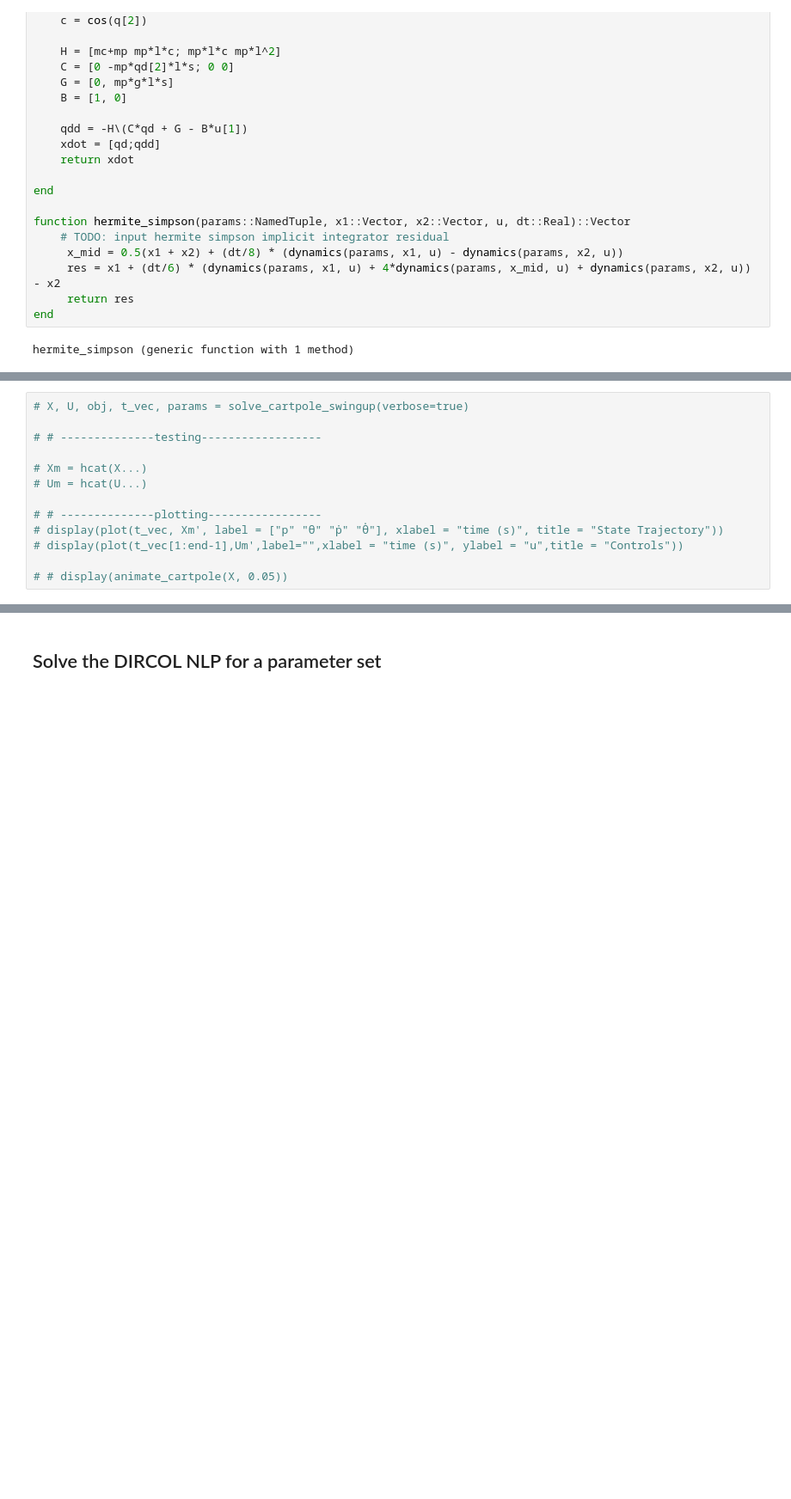
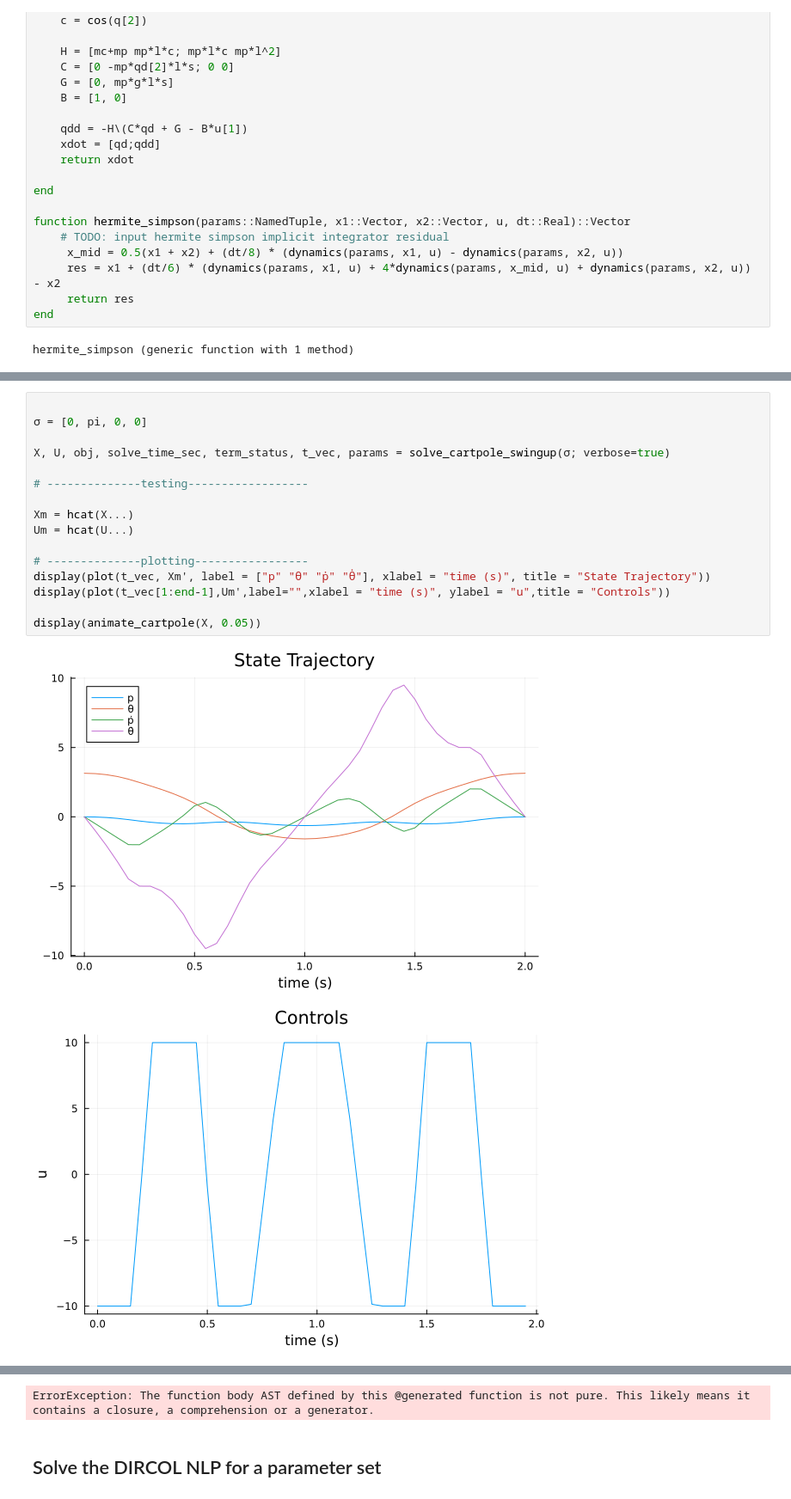
Before and after one commit to Astronauty/AiPEX-Projects, a Jupyter notebook: warmstarting_NLPs/JL_presolves/cartpole.ipynb, the cells around one changed output, grey strips where cells are left out. Shown at 86% size. Drawn from its saved outputs; the diff is of its cells as text; blank space fills up the shorter version.

```diff
--- a/warmstarting_NLPs/JL_presolves/cartpole.ipynb
+++ b/warmstarting_NLPs/JL_presolves/cartpole.ipynb
@@ -222,13 +206,19 @@ solve_cartpole_swingup (generic function with 2 methods)
 # %%
-# X, U, obj, t_vec, params = solve_cartpole_swingup(verbose=true)
 
-# # --------------testing------------------
+σ = [0, pi, 0, 0]
 
-# Xm = hcat(X...)
-# Um = hcat(U...)
+X, U, obj, solve_time_sec, term_status, t_vec, params = solve_cartpole_swingup(σ; verbose=true)
 
-# # --------------plotting-----------------
-# display(plot(t_vec, Xm', label = ["p" "θ" "ṗ" "θ̇"], xlabel = "time (s)", title = "State Trajectory"))
-# display(plot(t_vec[1:end-1],Um',label="",xlabel = "time (s)", ylabel = "u",title = "Controls"))
+# --------------testing------------------
 
-# # display(animate_cartpole(X, 0.05))
+Xm = hcat(X...)
+Um = hcat(U...)
+
+# --------------plotting-----------------
+display(plot(t_vec, Xm', label = ["p" "θ" "ṗ" "θ̇"], xlabel = "time (s)", title = "State Trajectory"))
+display(plot(t_vec[1:end-1],Um',label="",xlabel = "time (s)", ylabel = "u",title = "Controls"))
+
+display(animate_cartpole(X, 0.05))
+# %% [output]
+[figure, added]
+[figure, added]
@@ -235,3 +247,4 @@ solve_cartpole_swingup (generic function with 2 methods)
+ErrorException: The function body AST defined by this @generated function is not pure. This likely means it contains a closure, a comprehension or a generator.
 # %% [markdown]
 ## Solve the DIRCOL NLP for a parameter set
 # %%
```
Also changed, not shown: parts of 9 cells of this notebook, 13 other files.
